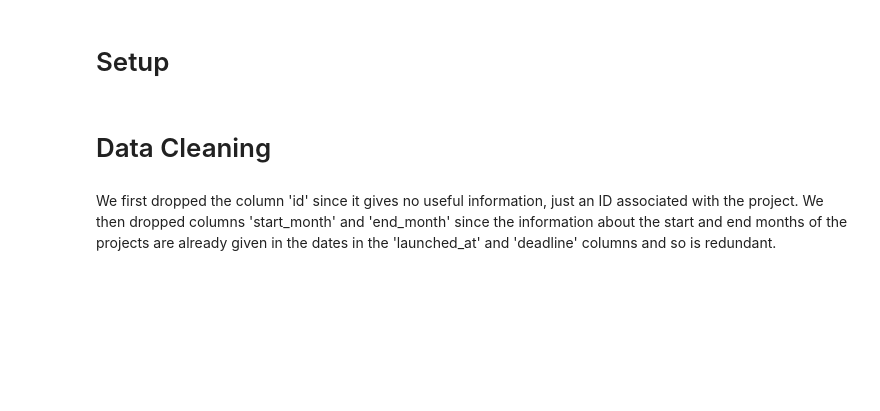
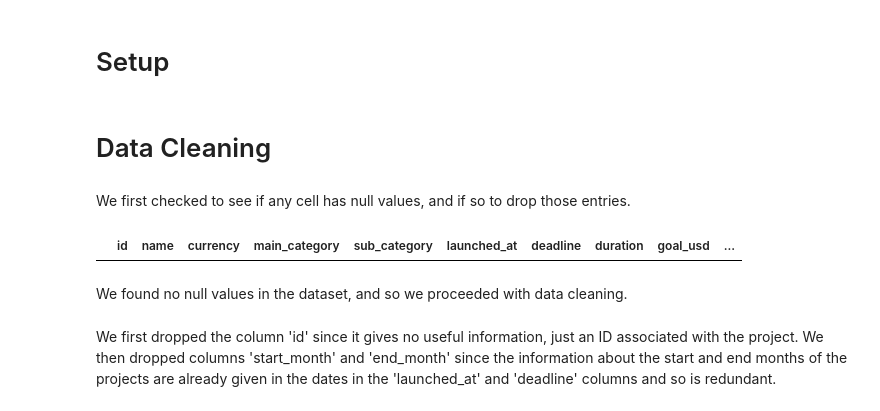
Before and after one commit to krandapus/Projects, a Jupyter notebook: FinalProject.ipynb, the cells around one changed output. Saved outputs shown, nothing was run; the diff lists cells and outputs as text; code cells hidden in the pictures; blank space fills up the shorter version.

Commit message:
more data cleaning, starting analysis

```diff
--- a/FinalProject.ipynb
+++ b/FinalProject.ipynb
@@ -61,6 +61,14 @@ import matplotlib.pyplot as plt
 df_kickstarters = pd.read_csv("Kickstarter_projects_Feb19.csv")
 # %% [markdown]
 # Data Cleaning
+# %% [markdown]
+We first checked to see if any cell has null values, and if so to drop those entries.
+# %%
+df_kickstarters[df_kickstarters.isnull().any(axis=1)]
+# %% [output]
+|  | id | name | currency | main_category | sub_category | launched_at | deadline | duration | goal_usd | ... |
+# %% [markdown]
+We found no null values in the dataset, and so we proceeded with data cleaning.
 # %% [markdown]
 We first dropped the column 'id' since it gives no useful information, just an ID associated with the project. We then dropped columns 'start_month' and 'end_month' since the information about the start and end months of the projects are already given in the dates in the 'launched_at' and 'deadline' columns and so is redundant.
 # %%
```
Also changed, not shown: parts of 3 cells of this notebook.
